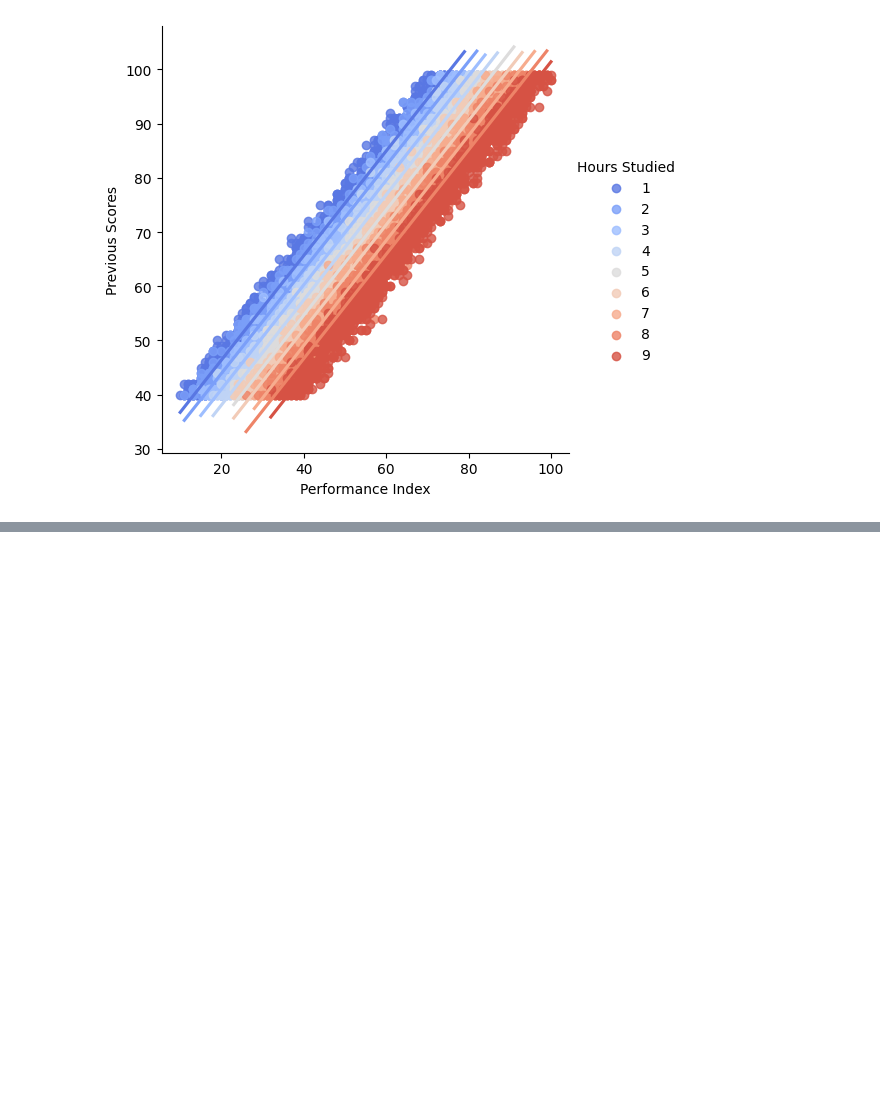
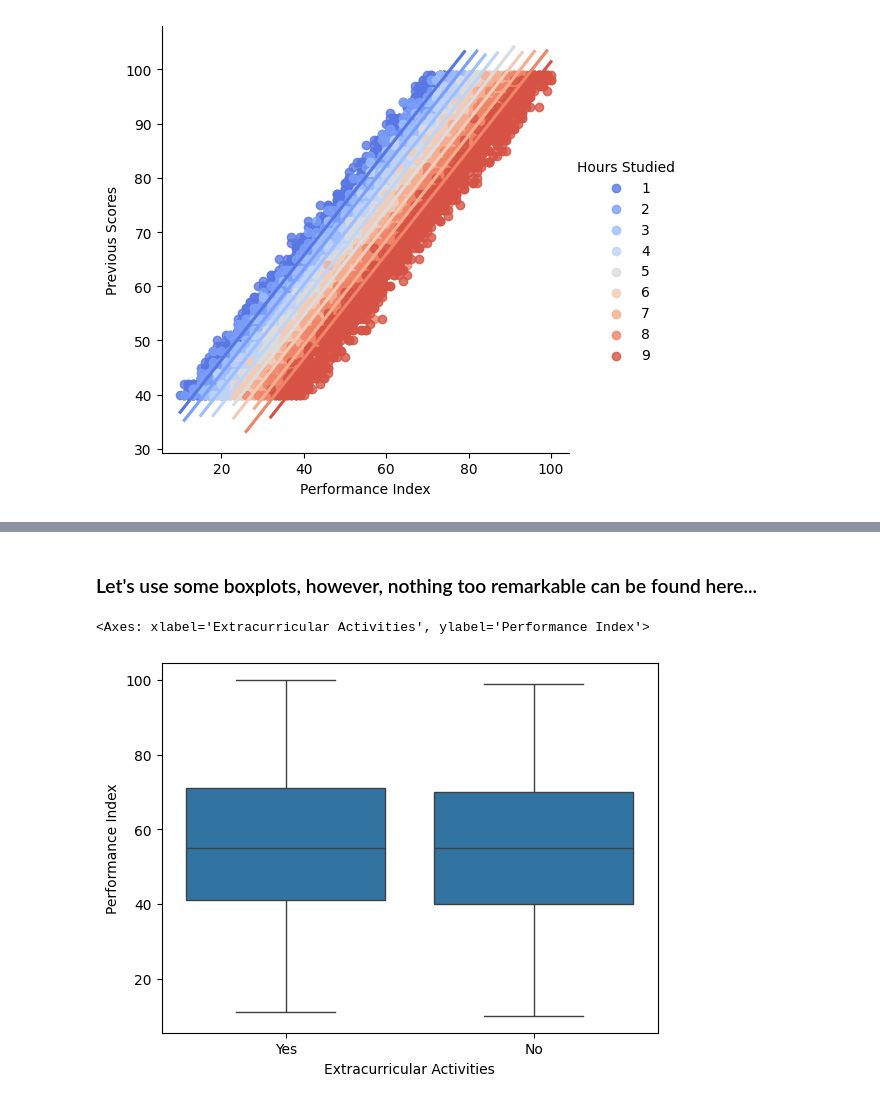
Before and after one commit to tuomasvaltanenLUAS/DataAnalytics2026, a Jupyter notebook: lecture8_analyzing_datasets/student_performance_analysis.ipynb, the cells around one changed output, grey strips where cells are left out. Cells and saved outputs as stored; diff of their text form; code cells hidden in the pictures; blank space fills up the shorter version.

```diff
--- a/lecture8_analyzing_datasets/student_performance_analysis.ipynb
+++ b/lecture8_analyzing_datasets/student_performance_analysis.ipynb
@@ -109,0 +155,8 @@ sns.lmplot(x="Performance Index", y="Previous Scores", data=df, hue="Hours Studi
+# %% [markdown]
+### Let's use some boxplots, however, nothing too remarkable can be found here...
+# %%
+# not really a difference here
+sns.boxplot(x="Extracurricular Activities", y="Performance Index", data=df)
+# %% [output]
+<Axes: xlabel='Extracurricular Activities', ylabel='Performance Index'>
+[figure, added]
```
Also changed, not shown: parts of 25 cells of this notebook.
